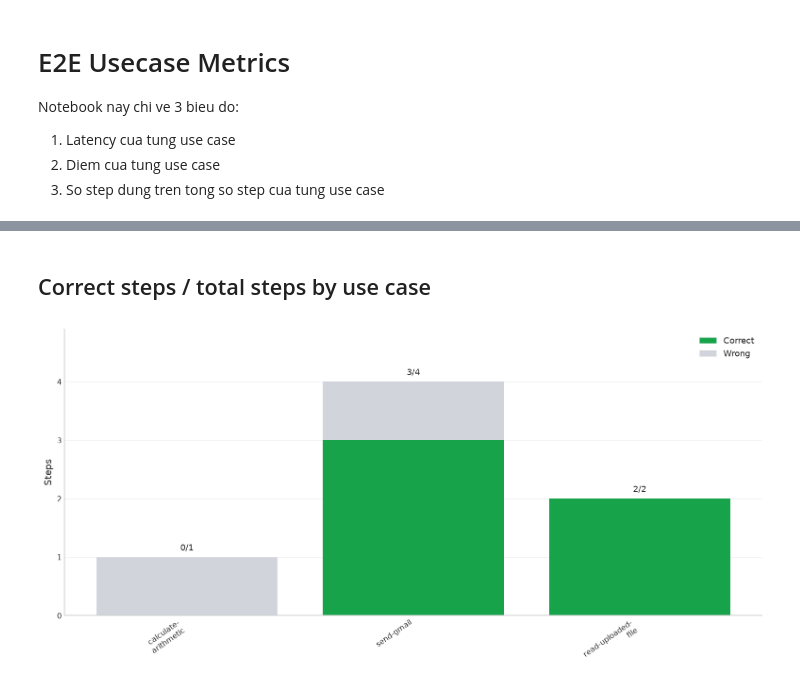
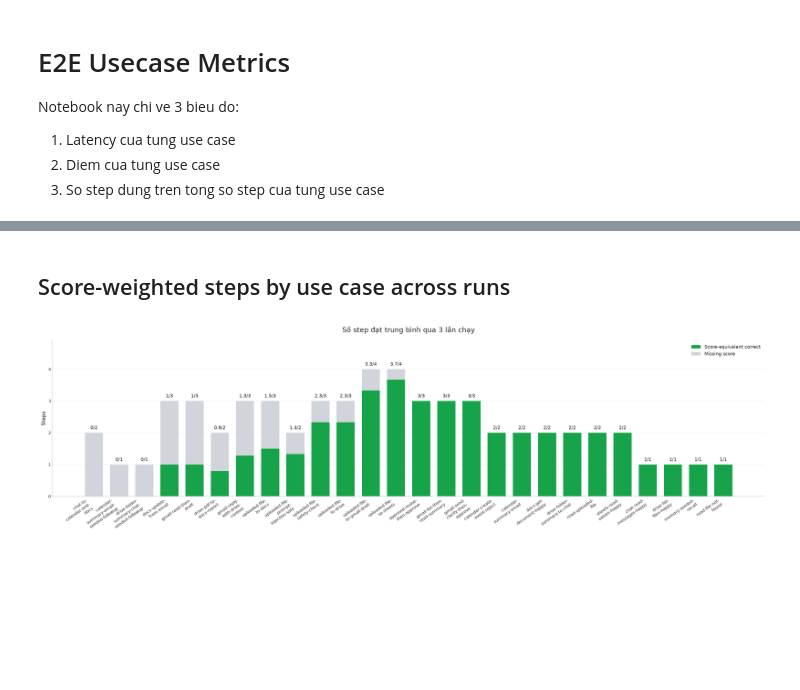
Before and after one commit to AI26-V-Claw/V-Claw, a Jupyter notebook: testing-e2e/scripts/usecase_metrics_report.ipynb, the cells around one changed output, grey strips where cells are left out. Cells and saved outputs as stored; diff of their text form; code cells hidden in the pictures; blank space fills up the shorter version.

```diff
--- a/testing-e2e/scripts/usecase_metrics_report.ipynb
+++ b/testing-e2e/scripts/usecase_metrics_report.ipynb
@@ -151,8 +315,8 @@ if metrics.empty:
 plot_df = metrics.sort_values("latency_s", ascending=False)
 labels = wrap_labels(plot_df["usecase"], width=16)
 
-fig, ax = plt.subplots(figsize=(chart_width(len(plot_df)), 5.8))
-bars = ax.bar(labels, plot_df["latency_s"], color="#2563eb")
+fig, ax = plt.subplots(figsize=(chart_width(len(plot_df)), CHART_HEIGHT))
+bars = ax.bar(labels, plot_df["latency_s"], width=BAR_WIDTH, color="#2563eb")
 
 ax.set_xlabel("")
 ax.set_ylabel("Seconds")
@@ -175,10 +339,11 @@ plt.show()
 # %%
-plot_df = metrics.sort_values("score", ascending=True)
+plot_df = score_plot_order(metrics)
 labels = wrap_labels(plot_df["usecase"], width=16)
 colors = ["#dc2626" if value < 0.5 else "#f59e0b" if value < 0.8 else "#16a34a" for value in plot_df["score"]]
 
-fig, ax = plt.subplots(figsize=(chart_width(len(plot_df)), 5.8))
-bars = ax.bar(labels, plot_df["score"], color=colors)
+fig, ax = plt.subplots(figsize=(chart_width(len(plot_df)), CHART_HEIGHT))
+ax.set_title("Điểm trung bình qua 3 lần chạy", pad=18)
+bars = ax.bar(labels, plot_df["score"], width=BAR_WIDTH, color=colors)
 
 ax.set_xlabel("")
 ax.set_ylabel("Score")
@@ -199,42 +364,44 @@ plt.show()
 # %% [markdown]
-## Correct steps / total steps by use case
+## Score-weighted steps by use case across runs
 # %%
-plot_df = metrics.sort_values(["step_rate", "total_steps"], ascending=[True, False])
+plot_df = score_plot_order(metrics)
 labels = wrap_labels(plot_df["usecase"], width=16)
 
-fig, ax = plt.subplots(figsize=(chart_width(len(plot_df)), 5.8))
-correct_bars = ax.bar(labels, plot_df["correct_steps"], color="#16a34a", label="Correct")
+fig, ax = plt.subplots(figsize=(chart_width(len(plot_df)), CHART_HEIGHT))
+ax.set_title("Số step đạt trung bình qua 3 lần chạy", pad=18)
+score_bars = ax.bar(labels, plot_df["score_steps"], width=BAR_WIDTH, color="#16a34a", label="Score-equivalent correct")
 ax.bar(
     labels,
-    plot_df["wrong_steps"],
-    bottom=plot_df["correct_steps"],
+    plot_df["missing_score_steps"],
+    bottom=plot_df["score_steps"],
+    width=BAR_WIDTH,
     color="#d1d5db",
-    label="Wrong",
+    label="Missing score",
 )
 
-for index, (total, label) in enumerate(zip(plot_df["total_steps"], plot_df["step_label"])):
+for index, (total, label) in enumerate(zip(plot_df["total_steps"], plot_df["score_step_label"])):
     ax.text(
         index,
         total + 0.08,
         label,
         ha="center",
         va="bottom",
         fontsize=10,
     )
 
 ax.set_xlabel("")
 ax.set_ylabel("Steps")
 ax.set_ylim(0, max(plot_df["total_steps"].max() + 0.9, 1))
 ax.yaxis.set_major_locator(MaxNLocator(integer=True))
 ax.tick_params(axis="x", rotation=35)
 for tick in ax.get_xticklabels():
     tick.set_ha("right")
 ax.grid(axis="y", alpha=0.25)
 ax.grid(axis="x", visible=False)
 ax.legend(loc="upper right", frameon=False)
 for spine in ("top", "right"):
     ax.spines[spine].set_visible(False)
 plt.tight_layout()
 plt.show()
 # %% [output]
-[figure, old version]
+[figure, new version]
```
Also changed, not shown: parts of 8 cells of this notebook, 28 other files.
